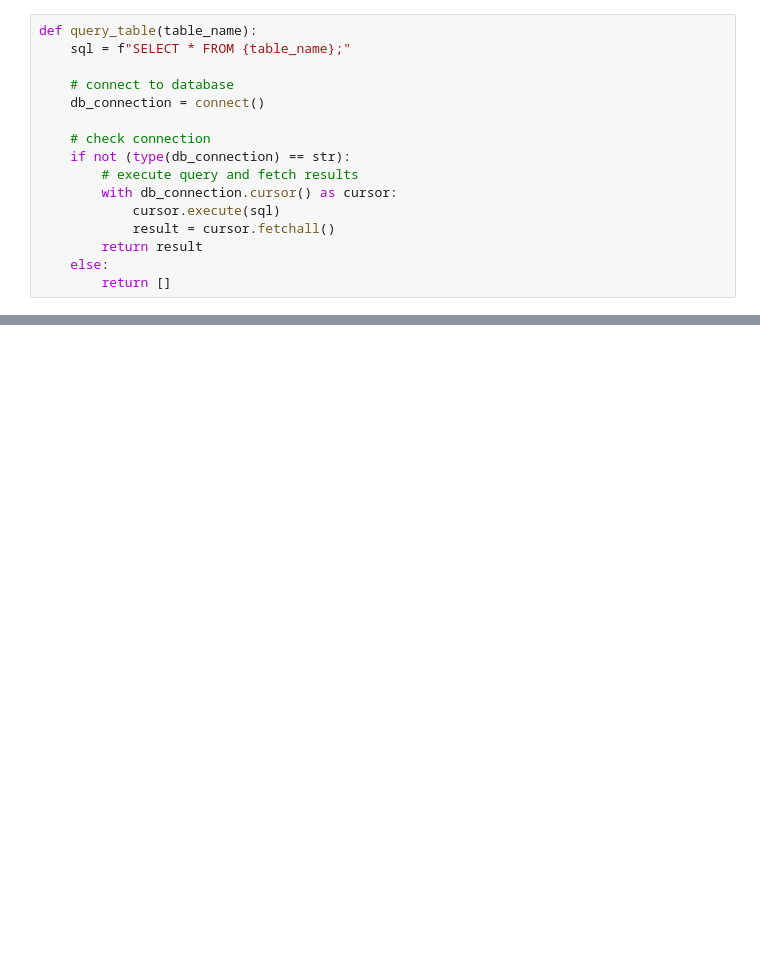
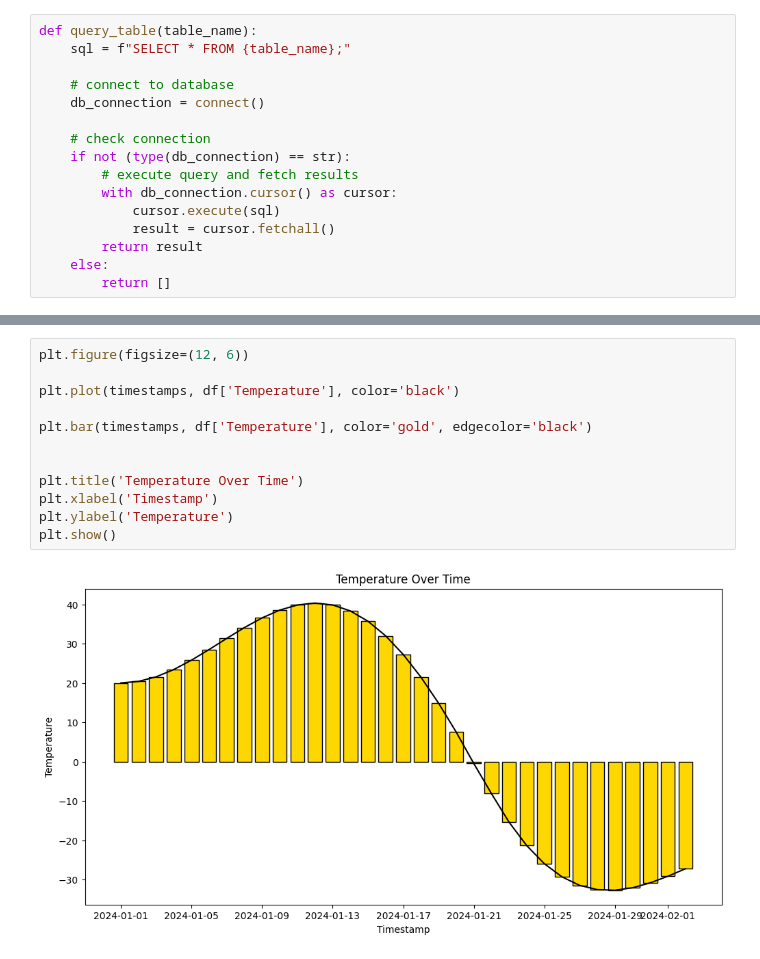
Before and after one commit to Gressling/cheminf-EDU, a Jupyter notebook: machineLearning/chemical_sensors_monitoring/Sensor_DB_Access.ipynb, the cells around one changed output, grey strips where cells are left out. Drawn from its saved outputs; the diff is of its cells as text; blank space fills up the shorter version.

```diff
--- a/machineLearning/chemical_sensors_monitoring/Sensor_DB_Access.ipynb
+++ b/machineLearning/chemical_sensors_monitoring/Sensor_DB_Access.ipynb
@@ -84,0 +147,14 @@ for row in results:
+# %%
+plt.figure(figsize=(12, 6))
+
+plt.plot(timestamps, df['Temperature'], color='black')
+
+plt.bar(timestamps, df['Temperature'], color='gold', edgecolor='black')
+
+
+plt.title('Temperature Over Time')
+plt.xlabel('Timestamp')
+plt.ylabel('Temperature')
+plt.show()
+# %% [output]
+[figure, added]
```
Also changed, not shown: parts of 10 cells of this notebook.
